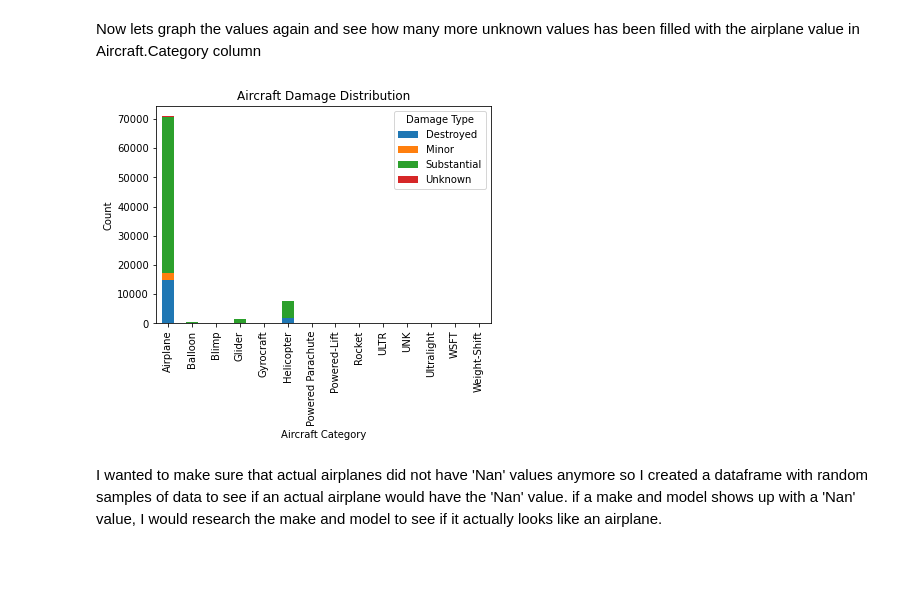
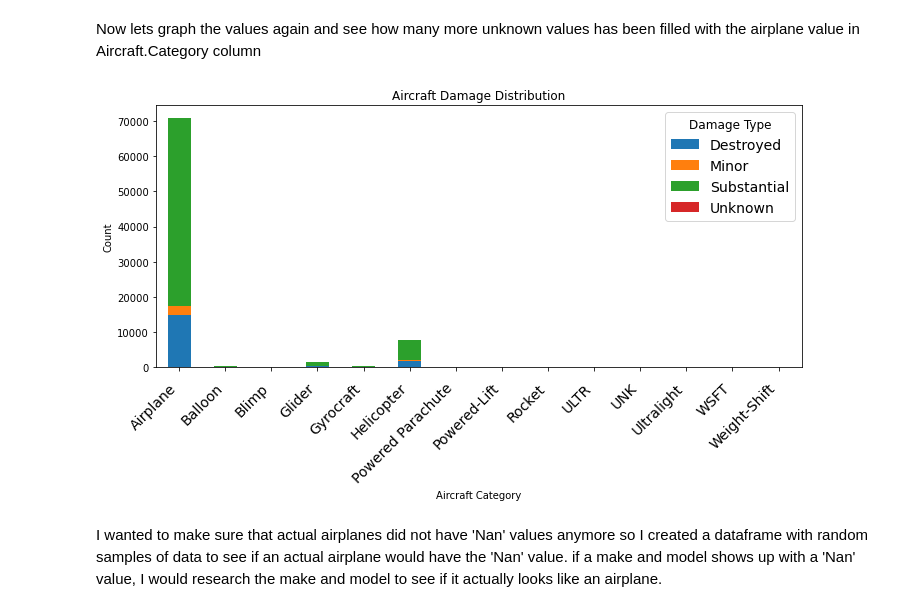
Before and after one commit to rahroy82/Aircraft-analysis, a Jupyter notebook: aircraft_analysis.ipynb, the cells around one changed output. Saved outputs shown, nothing was run; the diff lists cells and outputs as text; code cells hidden in the pictures; blank space fills up the shorter version.

```diff
--- a/aircraft_analysis.ipynb
+++ b/aircraft_analysis.ipynb
@@ -165,19 +165,22 @@ Now lets graph the values again and see how many more unknown values has been fi
 # %%
 damage_counts = data_subset.groupby(['Aircraft.Category', 'Aircraft.damage']).size().reset_index(name='Count')
 
 pivot_table = damage_counts.pivot(index='Aircraft.Category', columns='Aircraft.damage', values='Count')
 
-# Bar chart (uncomment)
-#pivot_table.plot(kind='bar')
-# Stacked bar chart
-pivot_table.plot(kind='bar', stacked=True)
+pivot_table.plot(kind='bar', stacked=True, figsize=(10, 6))
+
 plt.title('Aircraft Damage Distribution')
 plt.xlabel('Aircraft Category')
 plt.ylabel('Count')
-plt.legend(title='Damage Type')
+
+plt.xticks(rotation=45, ha='right', fontsize=14)
+plt.tick_params(axis='x', pad=10)
+plt.legend(title='Damage Type', fontsize=14, title_fontsize=12)
+
+plt.tight_layout()
 plt.show()
 # %% [output]
-[figure, old version]
+[figure, new version]
 # %% [markdown]
 I wanted to make sure that actual airplanes did not have 'Nan' values anymore so I created a dataframe with random samples of data to see if an actual airplane would have the 'Nan' value. if a make and model shows up with a 'Nan' value, I would research the make and model to see if it actually looks like an airplane.
 # %%
```
Also changed, not shown: 1 other file.
